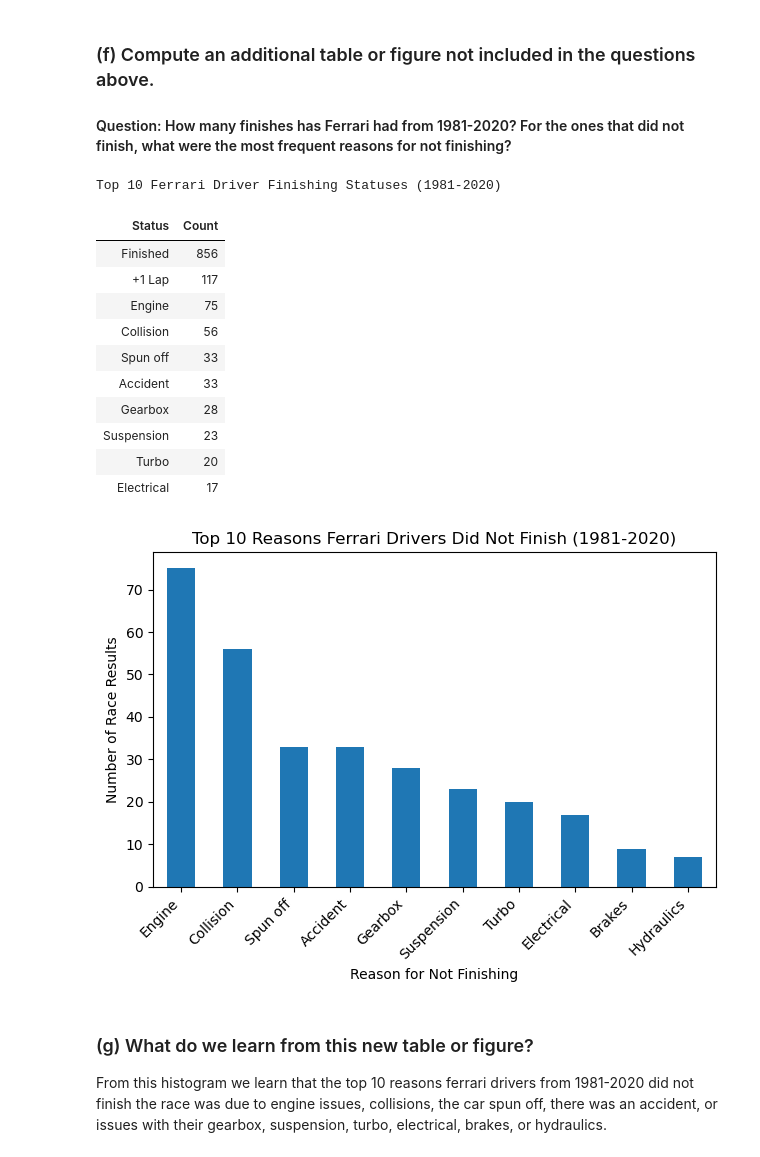
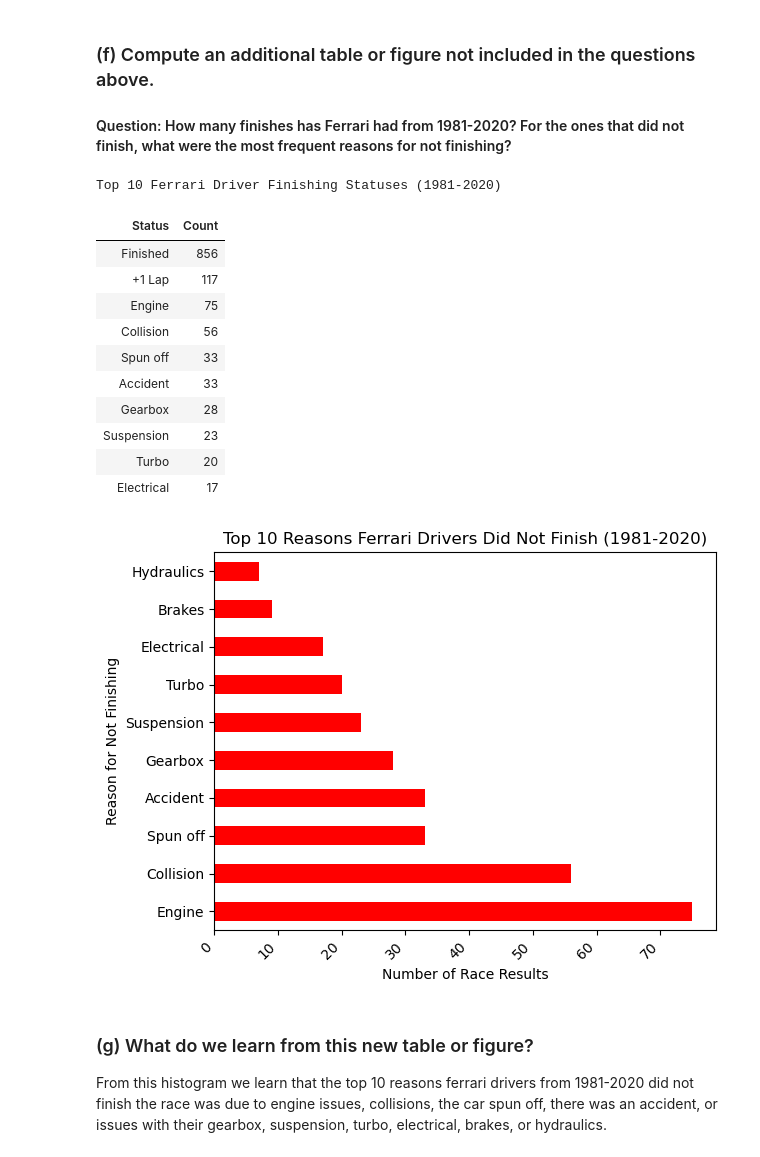
Before and after one commit to maxinehb/datasci530fall2026, a Jupyter notebook: Assignment 2/Assignment2.ipynb, the cells around one changed output. Drawn from its saved outputs; the diff is of its cells as text; code cells hidden in the pictures.

```diff
--- a/Assignment 2/Assignment2.ipynb
+++ b/Assignment 2/Assignment2.ipynb
@@ -331,38 +344,39 @@ display(
 # Remove statuses that represent finishing
 not_finished = status_counts[
     (status_counts['Status'] != 'Finished') &
     (status_counts['Status'] != '+1 Lap') &
     (status_counts['Status'] != '+2 Laps')
 ]
 
 # Plot the top 10 reasons for not finishing
 not_finished.head(10).plot(
-    kind='bar',
+    kind='barh',
     x='Status',
     y='Count',
-    legend=False
+    legend=False,
+    color = 'red'
 )
 
 plt.title('Top 10 Reasons Ferrari Drivers Did Not Finish (1981-2020)')
-plt.xlabel('Reason for Not Finishing')
-plt.ylabel('Number of Race Results')
+plt.ylabel('Reason for Not Finishing')
+plt.xlabel('Number of Race Results')
 plt.xticks(rotation=45, ha='right')
 plt.tight_layout()
 plt.show()
 # %% [output]
 Top 10 Ferrari Driver Finishing Statuses (1981-2020)
 | Status | Count |
 | Finished | 856 |
 | +1 Lap | 117 |
 | Engine | 75 |
 | Collision | 56 |
 | Spun off | 33 |
 | Accident | 33 |
 | Gearbox | 28 |
 | Suspension | 23 |
 | Turbo | 20 |
 | Electrical | 17 |
-[figure, old version]
+[figure, new version]
 # %% [markdown]
 ### (g) What do we learn from this new table or figure?
 From this histogram we learn that the top 10 reasons ferrari drivers from 1981-2020 did not finish the race was due to engine issues, collisions, the car spun off, there was an accident, or issues with their gearbox, suspension, turbo, electrical, brakes, or hydraulics.
```
Also changed, not shown: parts of 2 cells of this notebook.
